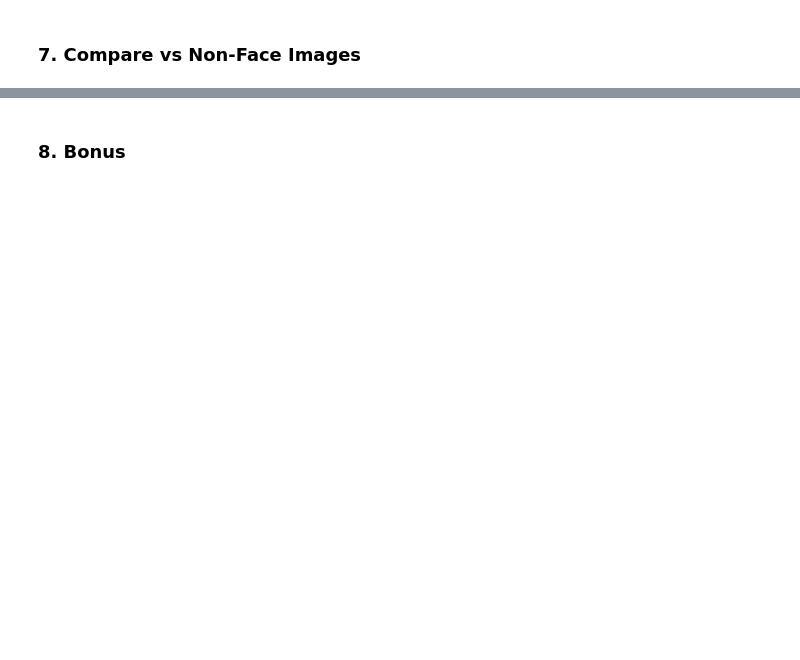
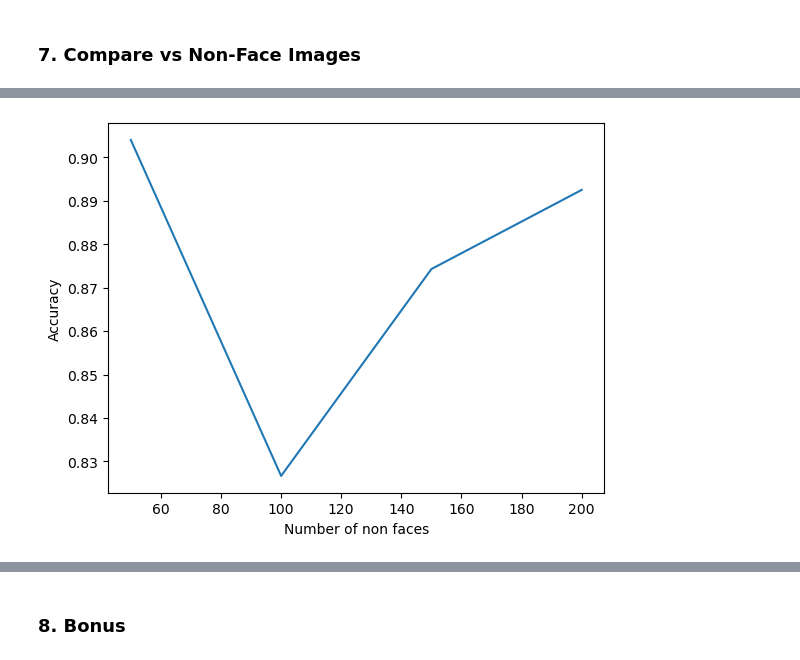
Before and after one commit to LaraHossam/Face-Recognition-Using-PCA-LDA, a Jupyter notebook: Ass1.ipynb, the cells around one changed output, grey strips where cells are left out. Saved outputs shown, nothing was run; the diff lists cells and outputs as text; code cells hidden in the pictures; blank space fills up the shorter version.

```diff
--- a/Ass1.ipynb
+++ b/Ass1.ipynb
@@ -437,8 +530,8 @@ class PCA():
     def classify(self,k,test_y,train_y):
         knn = KNeighborsClassifier(n_neighbors=k)
         knn.fit(self.new_train_x, train_y)
-        accuracy = knn.score(self.new_test_x, test_y)
-        print(f"{self.alpha}: {accuracy}")
+        self.accuracy = knn.score(self.new_test_x, test_y)
+        print(f"{self.alpha}: {self.accuracy}")
 
     def start(self,data):
         self.data = data
@@ -540,6 +677,7 @@ for j in range(4):
 # Range of samples vary from 50 to 400, split evenly between
 # training and testing while keeping the face image dataset as it is
 n_i = [50,100,150,200]
+accuracies_PCA=[]
 for n in n_i:
     print(f"Running PCA with {n} samples in non-faces VS 200 samples in faces")
     pca = PCA()
@@ -555,3 +693,4 @@ for n in n_i:
     pca.reduce(0.9)
     pca.project(test_x)
     pca.classify(1,test_y,train_y)
+    accuracies_PCA.append(pca.accuracy)
@@ -558,11 +710,14 @@ for n in n_i:
 # %%
 #plotting PCA accuracy against number of pictures in non face dataset
 x = [50,100,150,200]
-y = [0.904,0.8266,0.87428571,0.8925]
+#y = [0.904,0.8266,0.87428571,0.8925]
+y=accuracies_PCA
 plt.plot(x, y)
 plt.xlabel("Number of non faces")
 plt.ylabel("Accuracy")
 plt.show()
+# %% [output]
+[figure, added]
 # %%
 # LDA
 
```
Also changed, not shown: parts of 51 cells of this notebook.
